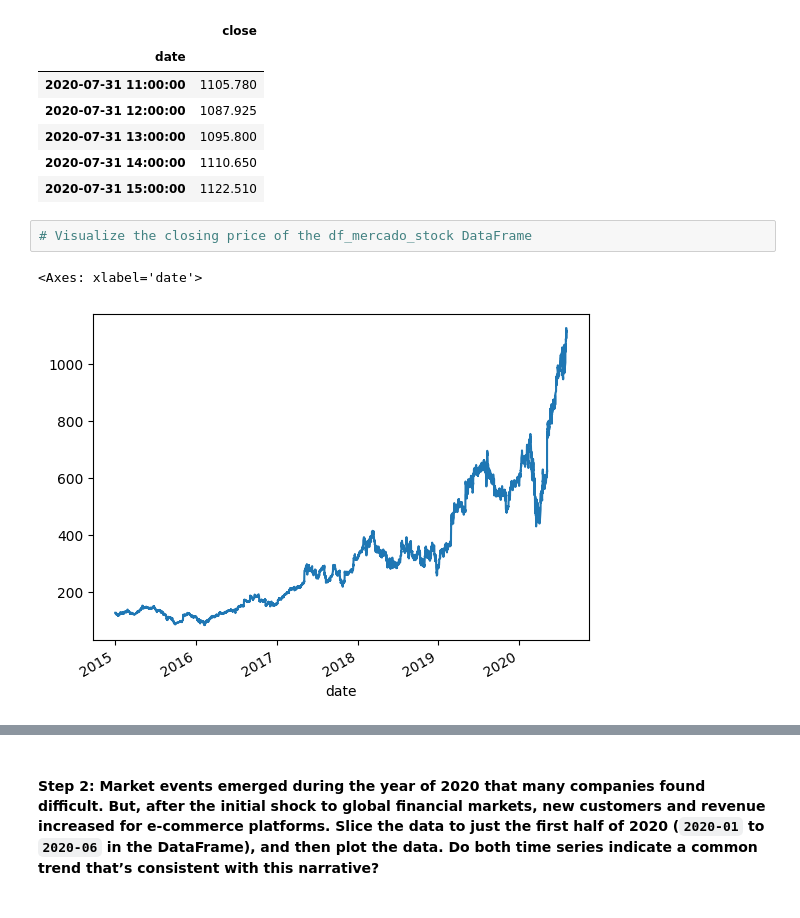
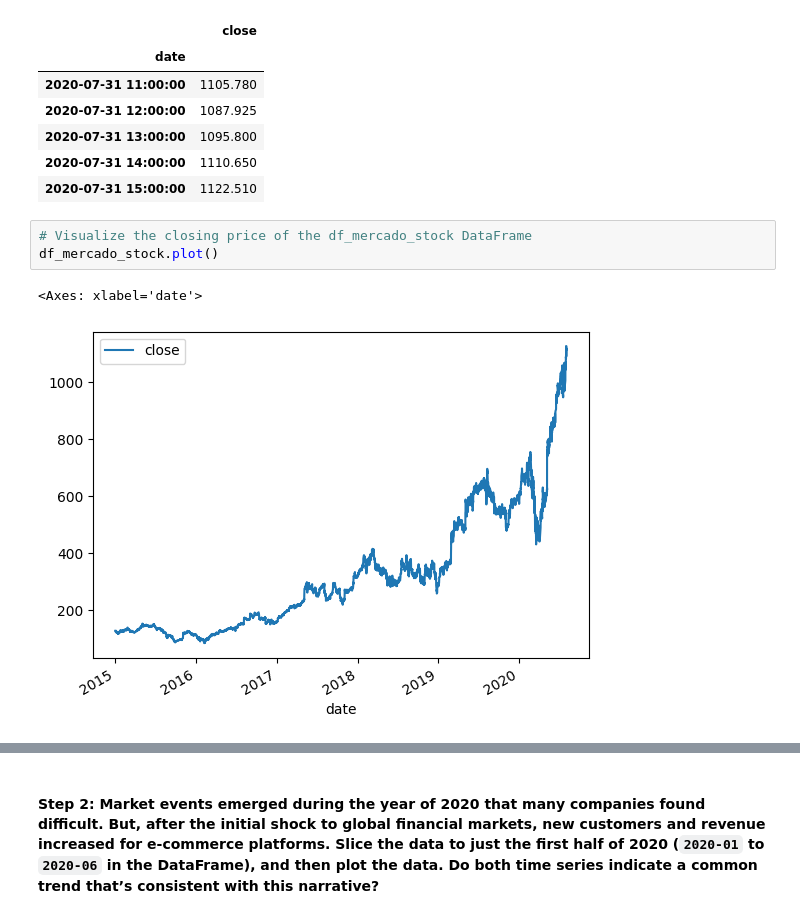
Before and after one commit to Daniel0996/Prophet-Challenge, a Jupyter notebook: forecasting_net_prophet.ipynb, the cells around one changed output, grey strips where cells are left out. Cells and saved outputs as stored; diff of their text form.

```diff
--- a/forecasting_net_prophet.ipynb
+++ b/forecasting_net_prophet.ipynb
@@ -237,9 +237,10 @@ display(df_mercado_stock.tail())
 | 2020-07-31 15:00:00 | 1122.510 |
 # %%
 # Visualize the closing price of the df_mercado_stock DataFrame
+df_mercado_stock.plot()
 # %% [output]
 <Axes: xlabel='date'>
-[figure, old version]
+[figure, new version]
 # %%
 # Concatenate the df_mercado_stock DataFrame with the df_mercado_trends DataFrame
 # Concatenate the DataFrame by columns (axis=1), and drop and rows with only one column of data
```
Also changed, not shown: parts of 14 cells of this notebook.
